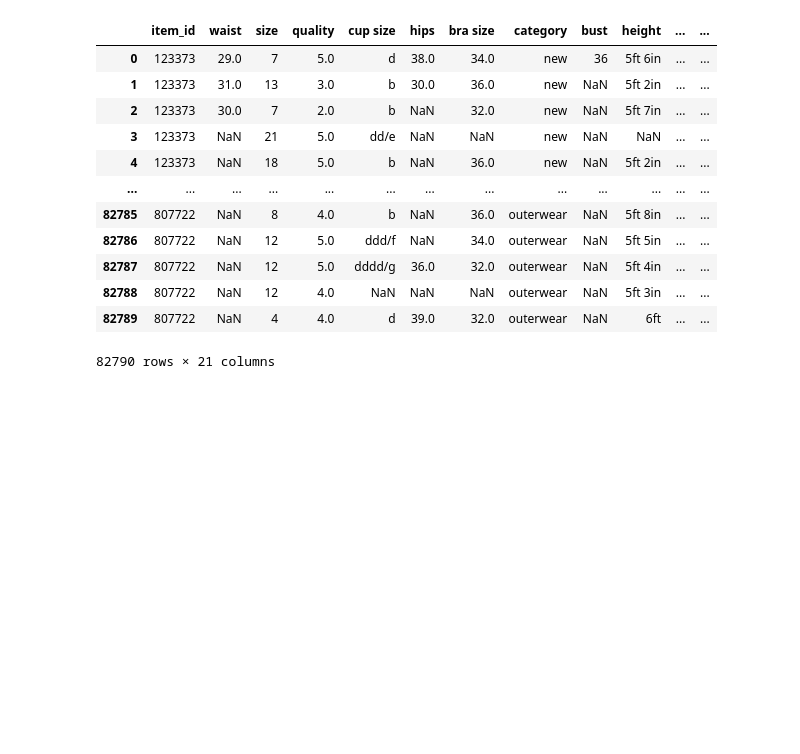
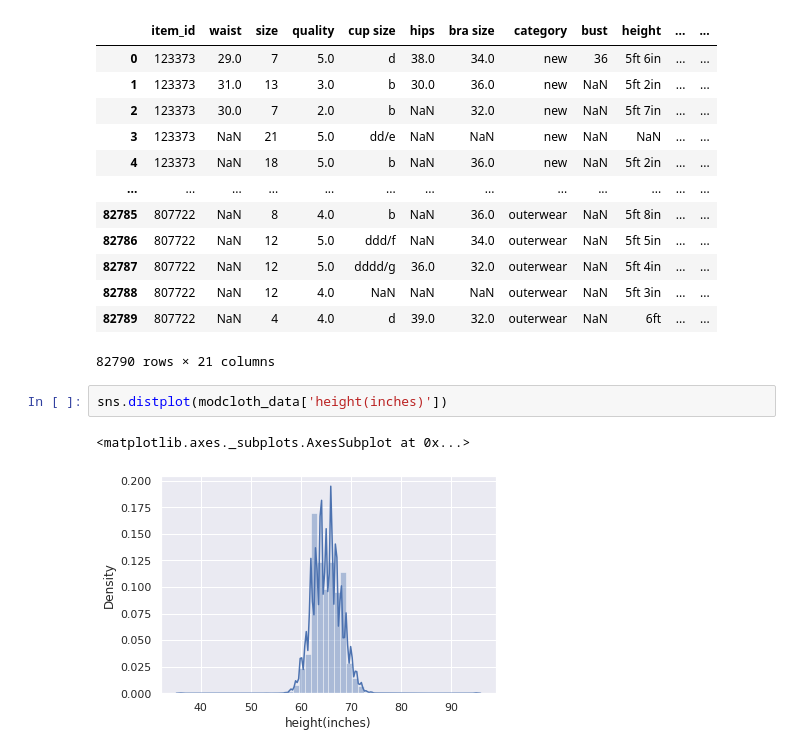
Before and after one commit to zachfreitas/ADS_504_Machine_Learning, a Jupyter notebook: Module_4/Assignment_4/Zachariah_Freitas_Assignment_4_1.ipynb, the cells around one changed output. Cells and saved outputs as stored; diff of their text form; blank space fills up the shorter version.

```diff
--- a/Module_4/Assignment_4/Zachariah_Freitas_Assignment_4_1.ipynb
+++ b/Module_4/Assignment_4/Zachariah_Freitas_Assignment_4_1.ipynb
@@ -154,3 +152,8 @@ modcloth_data
 | 82788 | 807722 | NaN | 12 | 4.0 | NaN | NaN | NaN | outerwear | NaN | 5ft 3in | ... | ... |
 | 82789 | 807722 | NaN | 4 | 4.0 | d | 39.0 | 32.0 | outerwear | NaN | 6ft | ... | ... |
 82790 rows × 21 columns
+# %%
+sns.distplot(modcloth_data['height(inches)'])
+# %% [output]
+<matplotlib.axes._subplots.AxesSubplot at 0x...>
+[figure, added]
```
Also changed, not shown: parts of 15 cells of this notebook.
